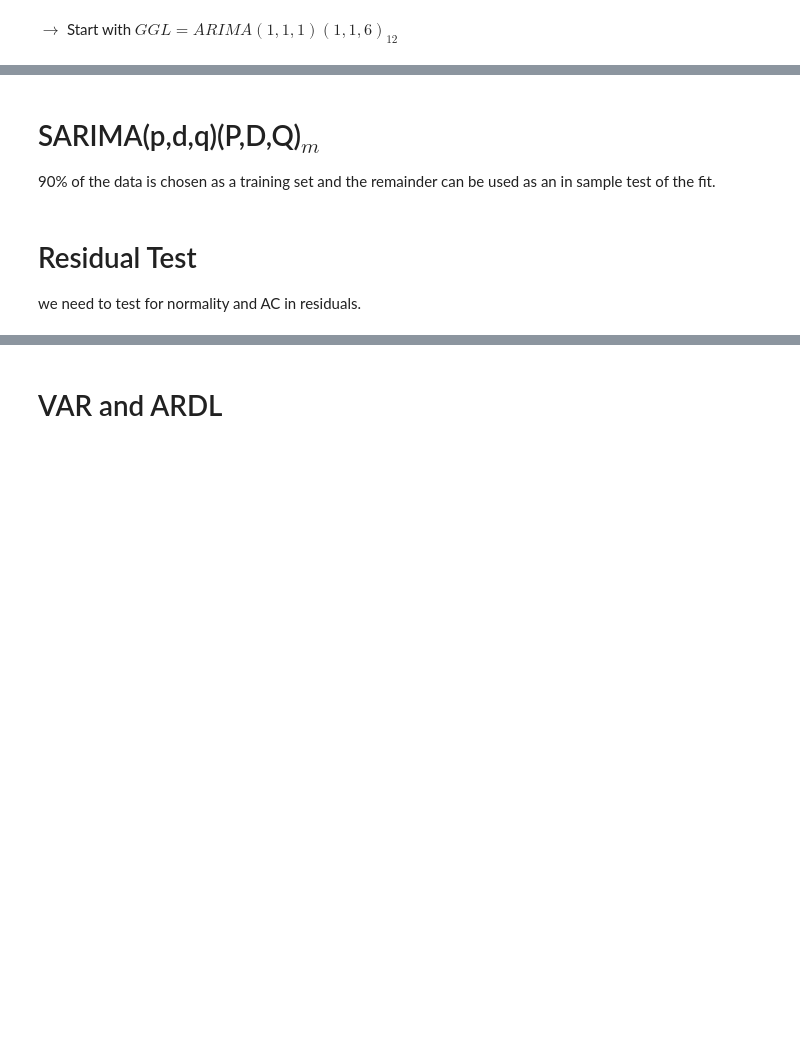
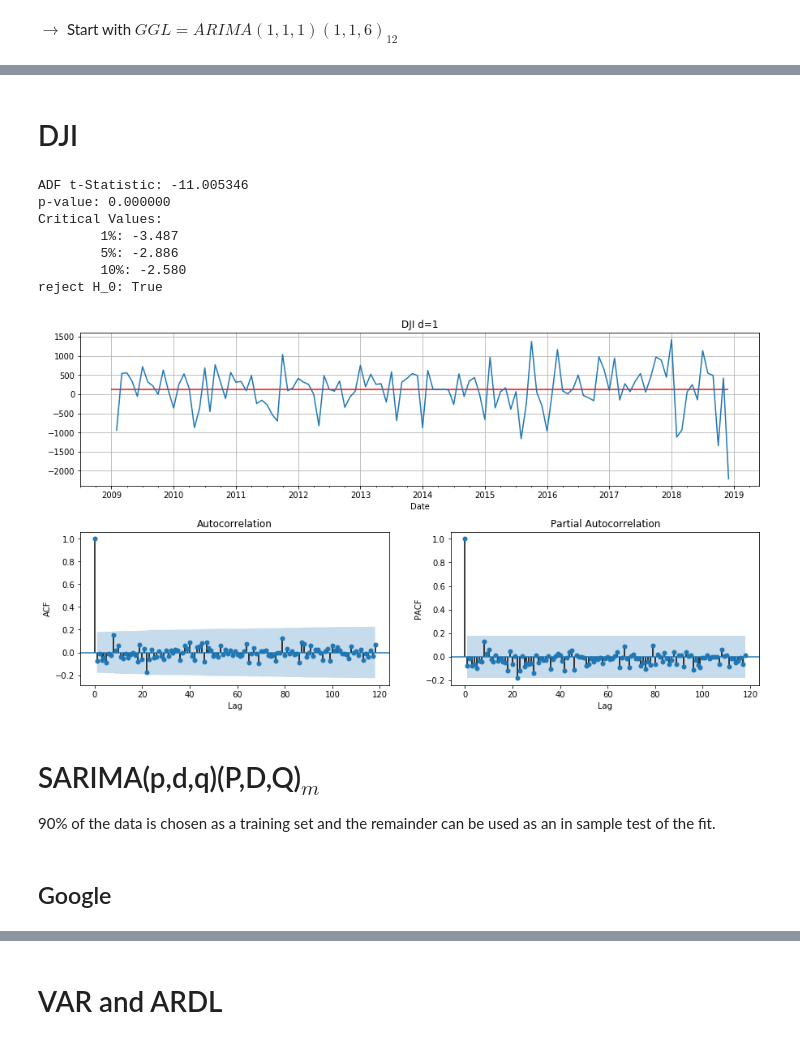
Before and after one commit to shervinrad100/Python-Projects, a Jupyter notebook: Research Project/Code/Research Project .ipynb, the cells around one changed output, grey strips where cells are left out. Saved outputs shown, nothing was run; the diff lists cells and outputs as text; code cells hidden in the pictures; blank space fills up the shorter version.

```diff
--- a/Research Project/Code/Research Project .ipynb
+++ b/Research Project/Code/Research Project .ipynb
@@ -272,8 +334,20 @@ $\rightarrow$ Start with  $GGL = ARIMA(1,1,1)(1,1,6)_{12}$
+# %% [markdown]
+# DJI
+# %%
+DJI_diff = DJI.diff(1).dropna()
+ADF(DJI_diff)
+
+coolplot(DJI_diff, "DJI d=1")
+# %% [output]
+ADF t-Statistic: -11.005346
+p-value: 0.000000
+Critical Values:
+        1%: -3.487
+        5%: -2.886
+        10%: -2.580
+reject H_0: True
+[figure, added]
 # %% [markdown]
 # SARIMA(p,d,q)(P,D,Q)$_m$
 
 90% of the data is chosen as a training set and the remainder can be used as an in sample test of the fit.
-# %% [markdown]
-# Residual Test
-
-we need to test for normality and AC in residuals.
@@ -279,0 +364,2 @@ we need to test for normality and AC in residuals.
+# %% [markdown]
+## Google
```
Also changed, not shown: parts of 33 cells of this notebook.
